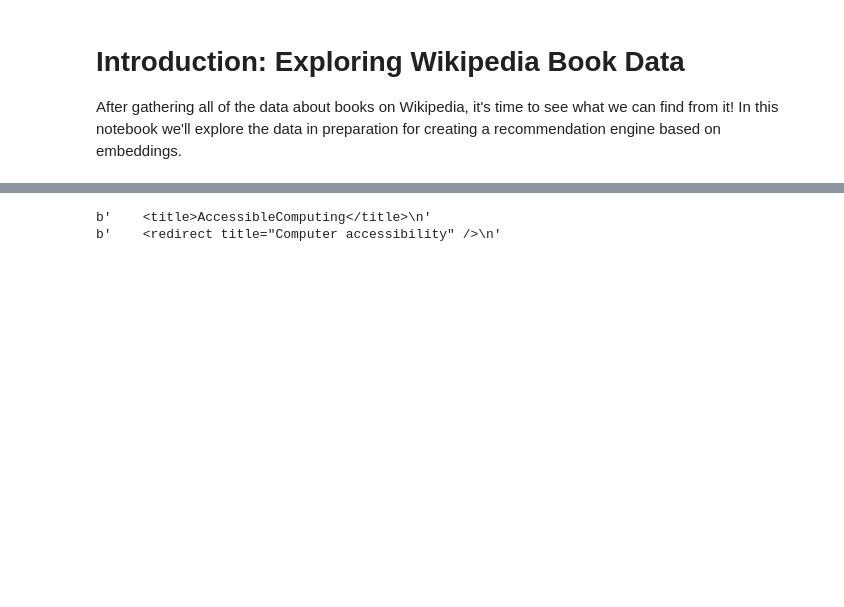
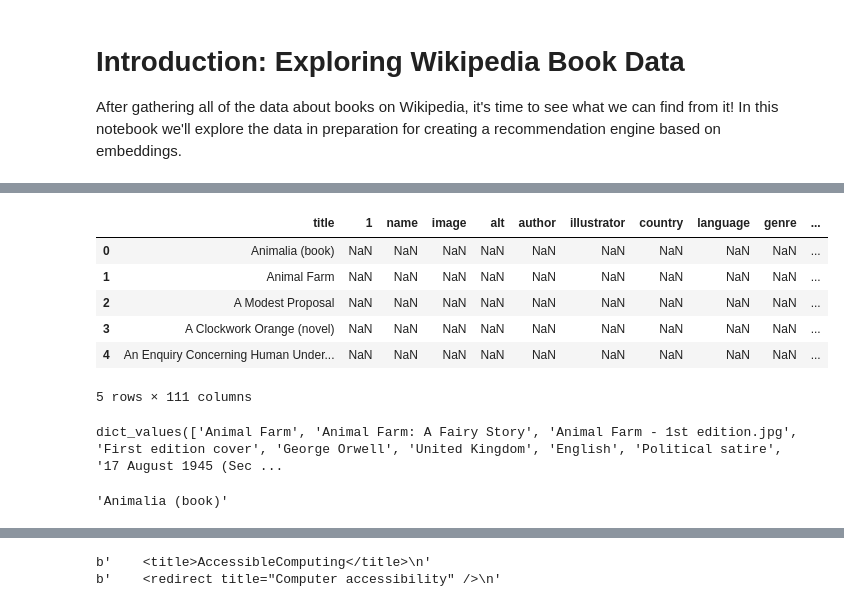
Before and after one commit to WillKoehrsen/wikipedia-data-science, a Jupyter notebook: Exploring Wikipedia Data.ipynb, the cells around one changed output, grey strips where cells are left out. Drawn from its saved outputs; the diff is of its cells as text; code cells hidden in the pictures; blank space fills up the shorter version.

```diff
--- a/Exploring Wikipedia Data.ipynb
+++ b/Exploring Wikipedia Data.ipynb
@@ -9,0 +8,12 @@ data_path = '/data/wiki/enwiki-20180901-pages-articles.xml.bz2'
+# %%
+data_path = '/data/books.ndjson'
+
+import json
+
+books = []
+
+with open(data_path, 'r') as fin:
+    for l in fin.readlines():
+        books.append(json.loads(l))
+
+print(f'Found {len(books)} books.')
@@ -9,0 +52,9 @@ data_path = '/data/wiki/enwiki-20180901-pages-articles.xml.bz2'
+# %%
+categories = []
+
+for book in books:
+    for link in book[2]:
+        if 'Category:' in link:
+            categories.append(link[9:])
+
+print(f"There are {len(set(categories))} unique categories.")
@@ -9,0 +99,11 @@ data_path = '/data/wiki/enwiki-20180901-pages-articles.xml.bz2'
+# %%
+attributes = {}
+
+for book in books:
+    for key, value in book[1].items():
+        if key in attributes:
+            attributes[key].append(value)
+        else:
+            attributes[key] = [value]
+
+print(f'There are a total of {len(attributes)} attributes.')
@@ -9,0 +133,3 @@ data_path = '/data/wiki/enwiki-20180901-pages-articles.xml.bz2'
+# %%
+data = pd.DataFrame([x[0] for x in books], columns = ['title'])
+data.head()
@@ -9,0 +143,18 @@ data_path = '/data/wiki/enwiki-20180901-pages-articles.xml.bz2'
+# %%
+for key in attributes:
+    data.loc[:, key] = np.nan
+
+data.head()
+# %% [output]
+|  | title | 1 | name | image | alt | author | illustrator | country | language | genre | ... |
+| 0 | Animalia (book) | NaN | NaN | NaN | NaN | NaN | NaN | NaN | NaN | NaN | ... |
+| 1 | Animal Farm | NaN | NaN | NaN | NaN | NaN | NaN | NaN | NaN | NaN | ... |
+| 2 | A Modest Proposal | NaN | NaN | NaN | NaN | NaN | NaN | NaN | NaN | NaN | ... |
+| 3 | A Clockwork Orange (novel) | NaN | NaN | NaN | NaN | NaN | NaN | NaN | NaN | NaN | ... |
+| 4 | An Enquiry Concerning Human Under... | NaN | NaN | NaN | NaN | NaN | NaN | NaN | NaN | NaN | ... |
+5 rows × 111 columns
+# %%
+book_dict = {book[0]: book[1] for book in books}
+book_dict['Animal Farm'].values()
+# %% [output]
+dict_values(['Animal Farm', 'Animal Farm: A Fairy Story', 'Animal Farm - 1st edition.jpg', 'First edition cover', 'George Orwell', 'United Kingdom', 'English', 'Political satire', '17 August 1945 (Sec ...
@@ -9,0 +164,4 @@ data_path = '/data/wiki/enwiki-20180901-pages-articles.xml.bz2'
+# %%
+book
+# %% [output]
+'Animalia (book)'
```
Also changed, not shown: parts of 18 cells of this notebook, 1 other file.
